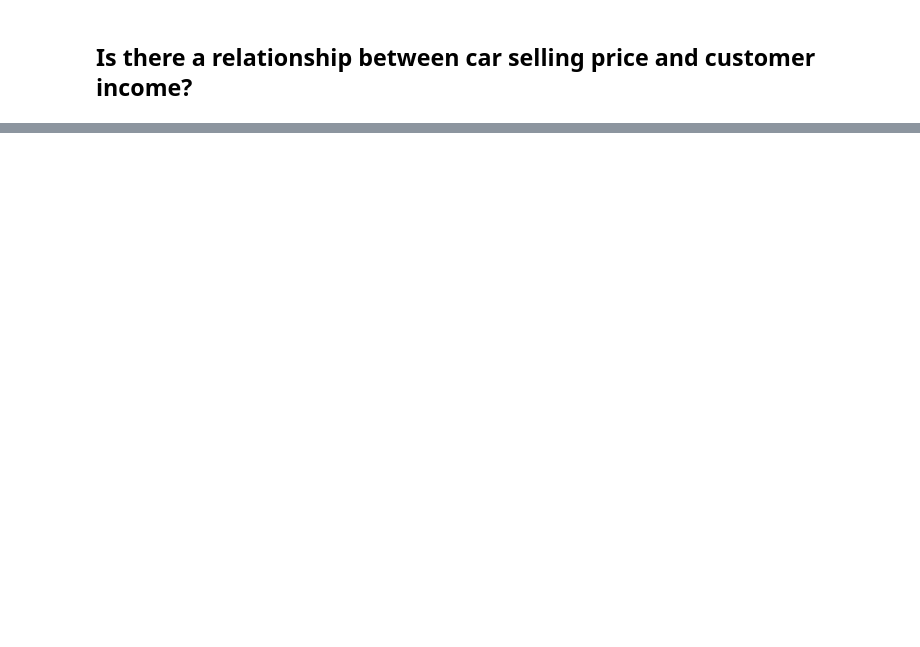
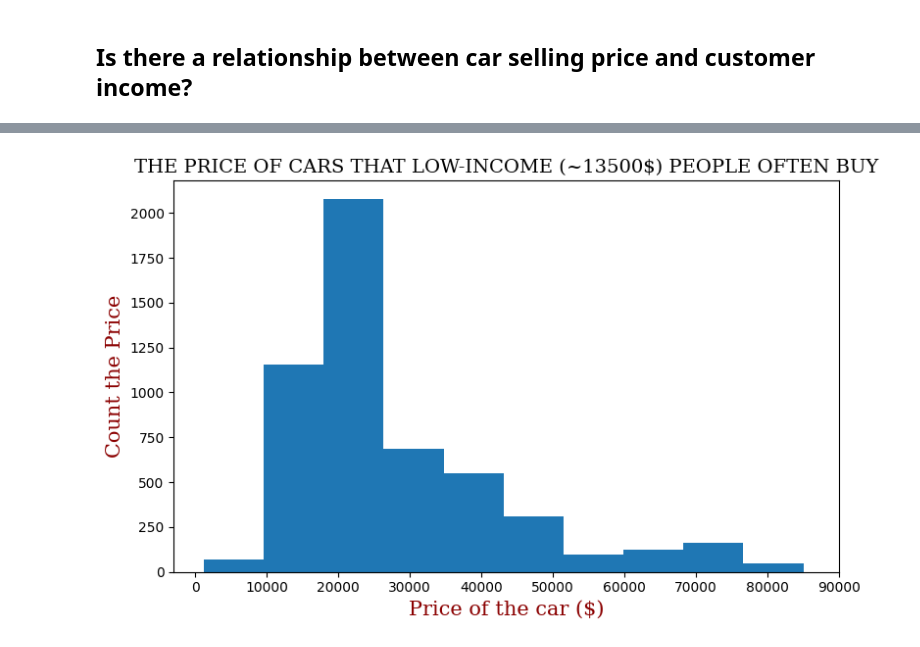
Before and after one commit to dontask1124/ANALYZING-CAR-SALES-DATA-USING-PYTHON, a Jupyter notebook: main.ipynb, the cells around one changed output, grey strips where cells are left out. Saved outputs shown, nothing was run; the diff lists cells and outputs as text; code cells hidden in the pictures; blank space fills up the shorter version.

```diff
--- a/main.ipynb
+++ b/main.ipynb
@@ -204,0 +203,4 @@ plt.show()
+# %%
+#Người có thu nhập thấp xe mua với giá xe nào
+smallest_AnnualIncome_VS_Car_Price = data[data['Annual Income'].isin(np.array(annualIncome_Vs_Price['Annual Income'].head(10).values))].sort_values(by='Price ($)')
+smallest_AnnualIncome_VS_Car_Price
@@ -204,0 +221,11 @@ plt.show()
+# %%
+plt.figure(figsize=(8,5))
+plt.hist(smallest_AnnualIncome_VS_Car_Price['Price ($)'], bins= 10)
+plt.title("THE PRICE OF CARS THAT LOW-INCOME (~13500$) PEOPLE OFTEN BUY", fontdict=font1, color = 'black', size = 14)
+plt.xlabel("Price of the car ($)", fontdict=font2)
+plt.ylabel("Count the Price", fontdict=font2)
+plt.xticks([0,10000,20000,30000,40000,50000,60000,70000,80000,90000])
+plt.tight_layout()
+plt.show()
+# %% [output]
+[figure, added]
```
Also changed, not shown: parts of 21 cells of this notebook.
